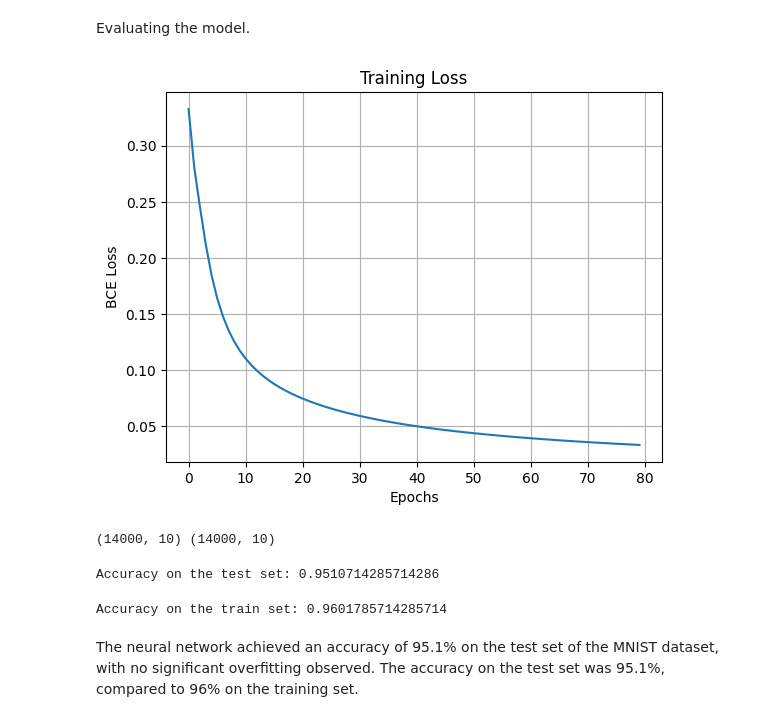
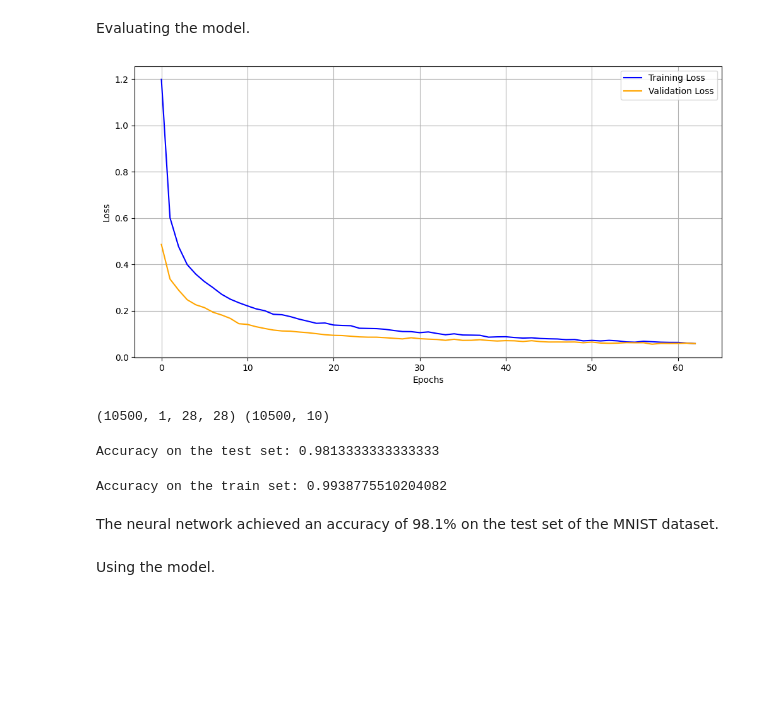
Before and after one commit to MakeKJ/ml-library, a Jupyter notebook: example_mnist_cnn.ipynb, the cells around one changed output. Drawn from its saved outputs; the diff is of its cells as text; code cells hidden in the pictures; blank space fills up the shorter version.

```diff
--- a/example_mnist_cnn.ipynb
+++ b/example_mnist_cnn.ipynb
@@ -109,4 +114,4 @@ plt.imshow(x_sample, 'gray')
 # %%
 # Split the data into training and testing sets
-X_train, X_test, y_train, y_test = train_test_split(X, y, test_size=0.2)
+x_train, x_val, x_test, y_train, y_val, y_test = train_val_test_split(X, y, val_size=0.15 ,test_size=0.15)
 # %%
@@ -125,32 +143,2 @@ print(X_train_reduced.shape, y_train_reduced.shape)
 # %% [markdown]
 Training the neural network.
-# %%
-learning_rate = 0.01
-batch_size = 64
-
-model = CNN()
-optimizer = GDOptimizer(model, learning_rate)
-loss_fn = BCE_loss()
-
-# Training
-epochs = 80
-train_loss = []
-num_batches = X_train_reduced.shape[0] // batch_size
-
-for epoch in range(epochs):
-    epoch_loss = []
-    for i in range(num_batches):
-        x_batch = X_train_reduced[i*batch_size:(i+1)*batch_size]
-        y_batch = y_train_reduced[i*batch_size:(i+1)*batch_size]
-
-        y_pred = model.forward(x_batch)
-        loss = loss_fn.forward(y_pred, y_batch)
-        epoch_loss.append(loss)
-
-        dy = loss_fn.backward()
-        model.backward(dy)
-
-        optimizer.update()
-
-    train_loss.append(np.mean(epoch_loss))
-    print(f'Epoch {epoch} Loss {train_loss[-1]}')
@@ -175,34 +257,38 @@ Epoch 79 Loss 0.03299980552003615
 # %% [markdown]
 Evaluating the model.
 # %%
-# Plot the training loss
-plt.plot(train_loss)
+# Plot the losses
+plt.figure(figsize=(12, 6))
+plt.plot(train_loss_history, label='Training Loss', color='blue')
+plt.plot(val_loss_history, label='Validation Loss', color='orange')
 plt.xlabel('Epochs')
-plt.ylabel('BCE Loss')
-plt.title('Training Loss')
+plt.ylabel('Loss')
+plt.legend()
 plt.grid(True)
 plt.show()
 # %% [output]
-[figure, old version]
+[figure, new version]
 # %%
-X_test = X_test.reshape(-1, 1, 28, 28)
+x_test = x_test.reshape(-1, 1, 28, 28)
 y_test = y_test.reshape(-1, 10)
-print(y_pred.shape, y_test.shape)
+print(x_test.shape, y_test.shape)
 # %% [output]
-(14000, 10) (14000, 10)
+(10500, 1, 28, 28) (10500, 10)
 # %%
 # Accuracy on the test set
-y_pred = model.forward(X_test)
+y_pred = model.forward(x_test)
 accuracy = np.mean(np.argmax(y_pred, axis=1) == np.argmax(y_test, axis=1))
 print(f'Accuracy on the test set: {accuracy}')
 # %% [output]
-Accuracy on the test set: 0.9510714285714286
+Accuracy on the test set: 0.9813333333333333
 # %%
 # Accuracy on the train set
-y_pred_train = model.forward(X_train_reduced)
+y_pred_train = model.forward(x_train_reduced)
 accuracy_train = np.mean(np.argmax(y_pred_train, axis=1) == np.argmax(y_train_reduced, axis=1))
 print(f'Accuracy on the train set: {accuracy_train}')
 # %% [output]
-Accuracy on the train set: 0.9601785714285714
+Accuracy on the train set: 0.9938775510204082
 # %% [markdown]
-The neural network achieved an accuracy of 95.1% on the test set of the MNIST dataset, with no significant overfitting observed. The accuracy on the test set was 95.1%, compared to 96% on the training set.
+The neural network achieved an accuracy of 98.1% on the test set of the MNIST dataset.
+# %% [markdown]
+Using the model.
```
Also changed, not shown: parts of 10 cells of this notebook, 4 other files.
